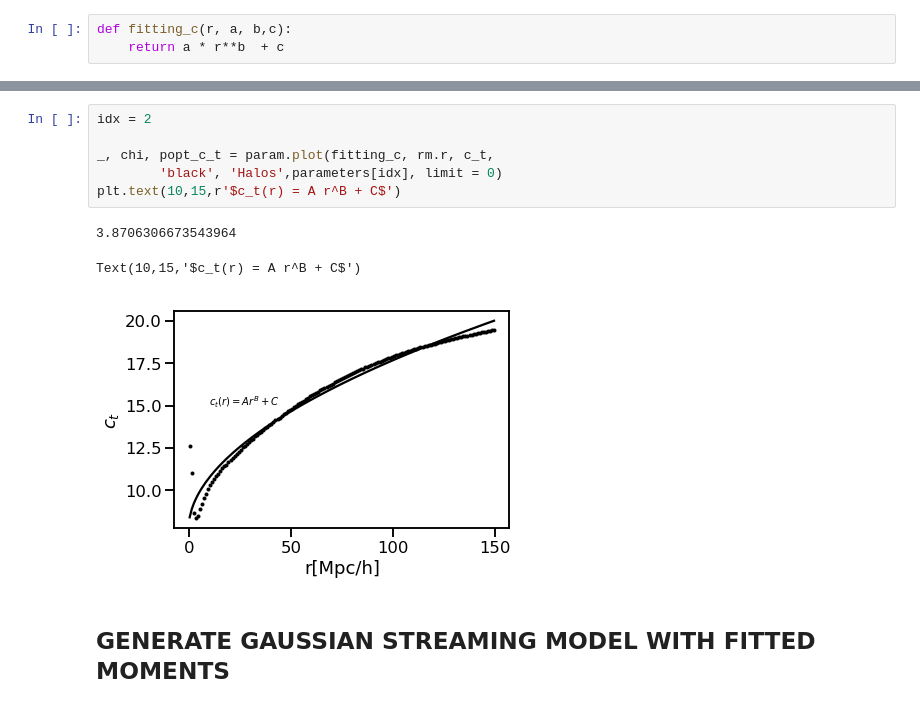
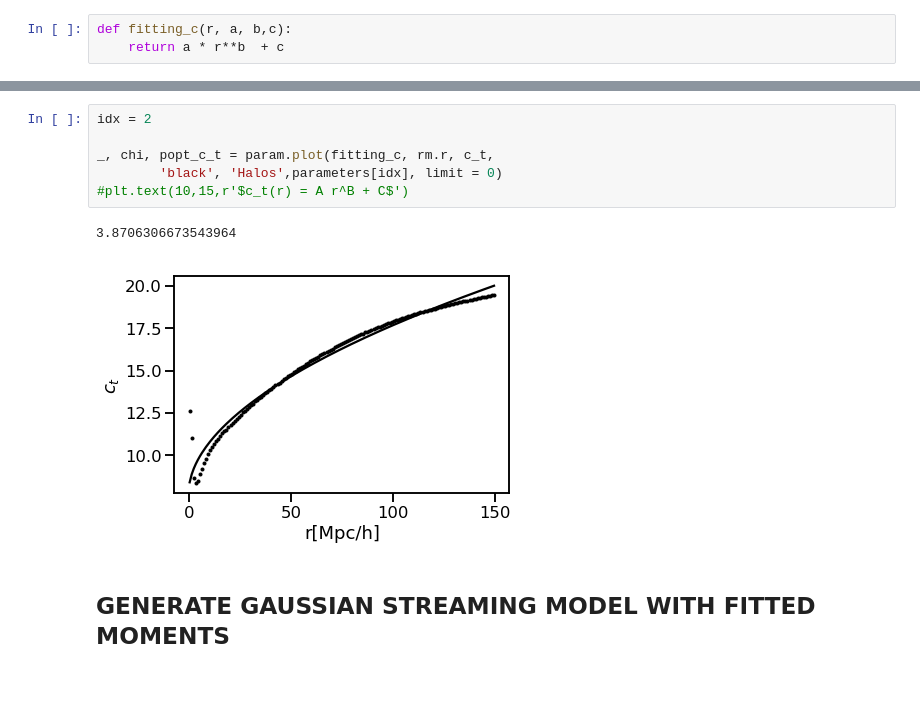
Before and after one commit to florpi/CentralStreamingModel, a Jupyter notebook: dimred/taylor_expansion.ipynb, the cells around one changed output, grey strips where cells are left out. Drawn from its saved outputs; the diff is of its cells as text.

```diff
--- a/dimred/taylor_expansion.ipynb
+++ b/dimred/taylor_expansion.ipynb
@@ -73,13 +84,12 @@ plt.ylim(6,25)
 # %%
 idx = 2
 
 _, chi, popt_c_t = param.plot(fitting_c, rm.r, c_t,
         'black', 'Halos',parameters[idx], limit = 0)
-plt.text(10,15,r'$c_t(r) = A r^B + C$')
+#plt.text(10,15,r'$c_t(r) = A r^B + C$')
 # %% [output]
 3.8706306673543964
-Text(10,15,'$c_t(r) = A r^B + C$')
-[figure, old version]
+[figure, new version]
 # %% [markdown]
 ## GENERATE GAUSSIAN STREAMING MODEL WITH FITTED MOMENTS
 # %%
```
Also changed, not shown: parts of 14 cells of this notebook, 3 other files.
